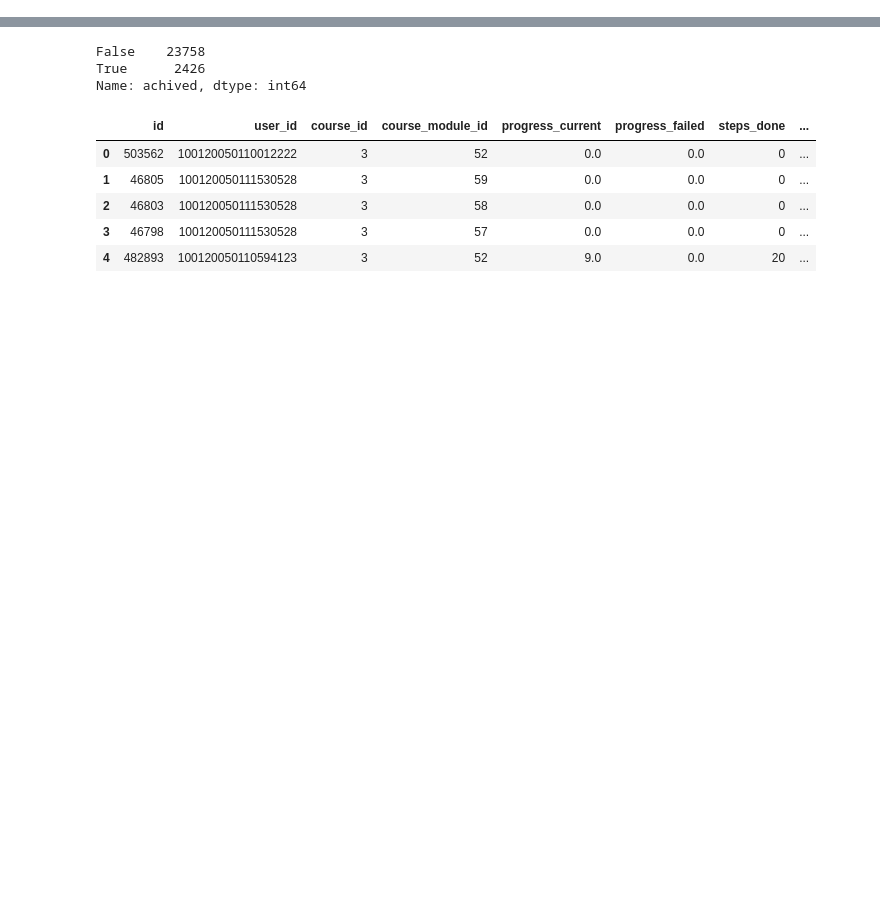
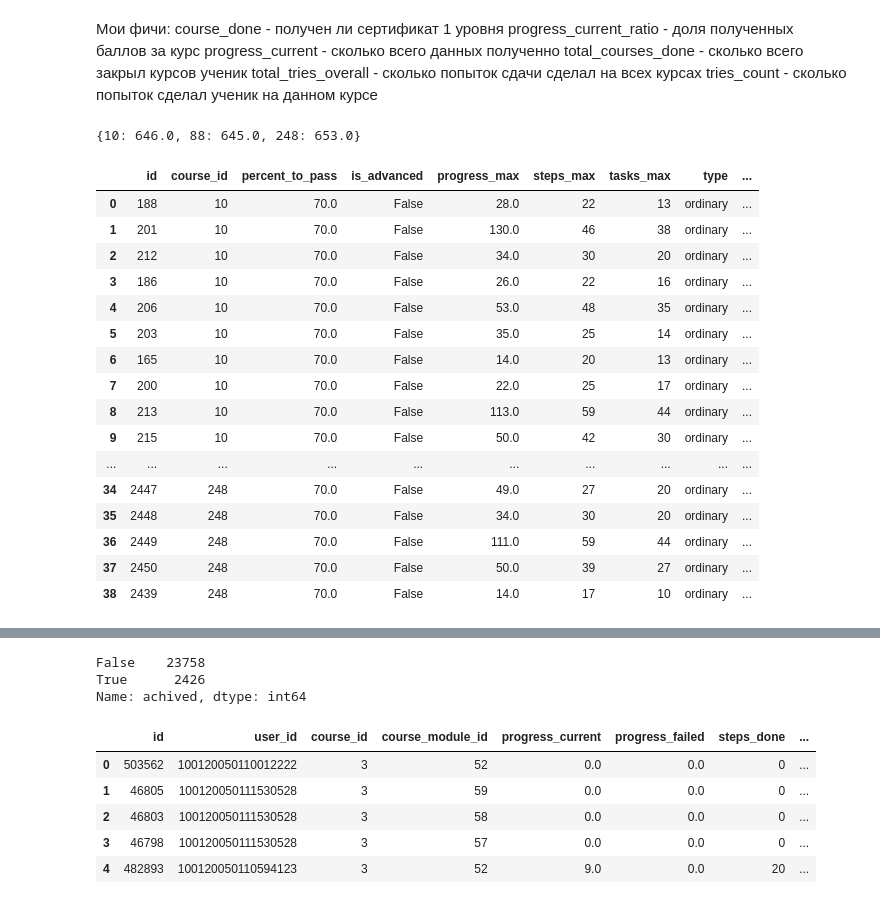
Before and after one commit to Uhbifg/sirius_2021_metric, a Jupyter notebook: data_explore.ipynb, the cells around one changed output, grey strips where cells are left out. Cells and saved outputs as stored; diff of their text form; code cells hidden in the pictures; blank space fills up the shorter version.

```diff
--- a/data_explore.ipynb
+++ b/data_explore.ipynb
@@ -4,13 +4,26 @@ import numpy as np
 import seaborn as sns
 from tqdm.notebook import tqdm
 # %%
-course = pd.read_csv("data/course.csv")
-course_element = pd.read_csv("data/course_element.csv")
-course_module = pd.read_csv("data/course_module.csv")
-sol_log = pd.read_csv("data/solution_log.csv")
-u_course_progress = pd.read_csv("data/user_course_progress.csv")
-u_element_progress = pd.read_csv("data/user_element_progress.csv")
-u_module_progress = pd.read_csv("data/user_module_progress.csv")
+#data_prefix = "ling_"
+course = pd.read_csv(data_prefix + "data/course.csv")
+course_element = pd.read_csv(data_prefix + "data/course_element.csv")
+course_module = pd.read_csv(data_prefix + "data/course_module.csv")
+sol_log = pd.read_csv(data_prefix + "data/solution_log.csv")
+u_course_progress = pd.read_csv(data_prefix + "data/user_course_progress.csv")
+u_element_progress = pd.read_csv(data_prefix + "data/user_element_progress.csv")
+u_module_progress = pd.read_csv(data_prefix + "data/user_module_progress.csv")
+# %% [markdown]
+Мои фичи:
+course_done - получен ли сертификат 1 уровня
+progress_current_ratio - доля полученных баллов за курс
+progress_current - сколько всего данных полученно
+total_courses_done - сколько всего закрыл курсов ученик
+total_tries_overall - сколько попыток сдачи сделал на всех курсах
+tries_count - сколько попыток сделал ученик на данном курсе
+# %%
+course_to_max_points
+# %% [output]
+{10: 646.0, 88: 645.0, 248: 653.0}
 # %%
 ## Посчитаем, сколько в курсе можно заработать максимум баллов
 course_to_max_points = dict(course_module.groupby("course_id").progress_max.sum())
@@ -34,0 +61,20 @@ u_course_progress.to_csv("user_course_progress_done.csv", index=None)
+# %%
+course_module
+# %% [output]
+|  | id | course_id | percent_to_pass | is_advanced | progress_max | steps_max | tasks_max | type | ... |
+| 0 | 188 | 10 | 70.0 | False | 28.0 | 22 | 13 | ordinary | ... |
+| 1 | 201 | 10 | 70.0 | False | 130.0 | 46 | 38 | ordinary | ... |
+| 2 | 212 | 10 | 70.0 | False | 34.0 | 30 | 20 | ordinary | ... |
+| 3 | 186 | 10 | 70.0 | False | 26.0 | 22 | 16 | ordinary | ... |
+| 4 | 206 | 10 | 70.0 | False | 53.0 | 48 | 35 | ordinary | ... |
+| 5 | 203 | 10 | 70.0 | False | 35.0 | 25 | 14 | ordinary | ... |
+| 6 | 165 | 10 | 70.0 | False | 14.0 | 20 | 13 | ordinary | ... |
+| 7 | 200 | 10 | 70.0 | False | 22.0 | 25 | 17 | ordinary | ... |
+| 8 | 213 | 10 | 70.0 | False | 113.0 | 59 | 44 | ordinary | ... |
+| 9 | 215 | 10 | 70.0 | False | 50.0 | 42 | 30 | ordinary | ... |
+| ... | ... | ... | ... | ... | ... | ... | ... | ... | ... |
+| 34 | 2447 | 248 | 70.0 | False | 49.0 | 27 | 20 | ordinary | ... |
+| 35 | 2448 | 248 | 70.0 | False | 34.0 | 30 | 20 | ordinary | ... |
+| 36 | 2449 | 248 | 70.0 | False | 111.0 | 59 | 44 | ordinary | ... |
+| 37 | 2450 | 248 | 70.0 | False | 50.0 | 39 | 27 | ordinary | ... |
+| 38 | 2439 | 248 | 70.0 | False | 14.0 | 17 | 10 | ordinary | ... |
```
Also changed, not shown: parts of 6 cells of this notebook.
